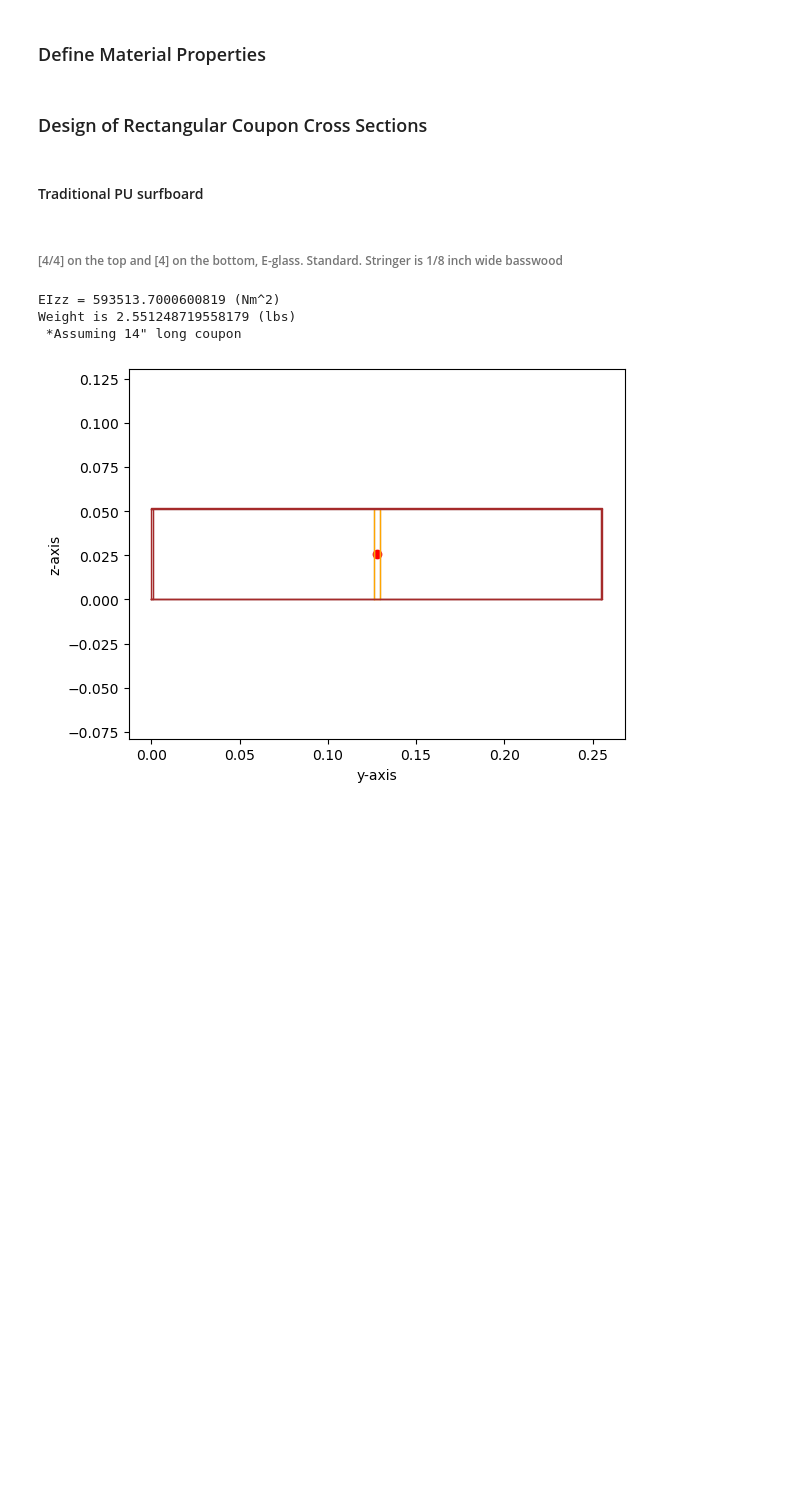
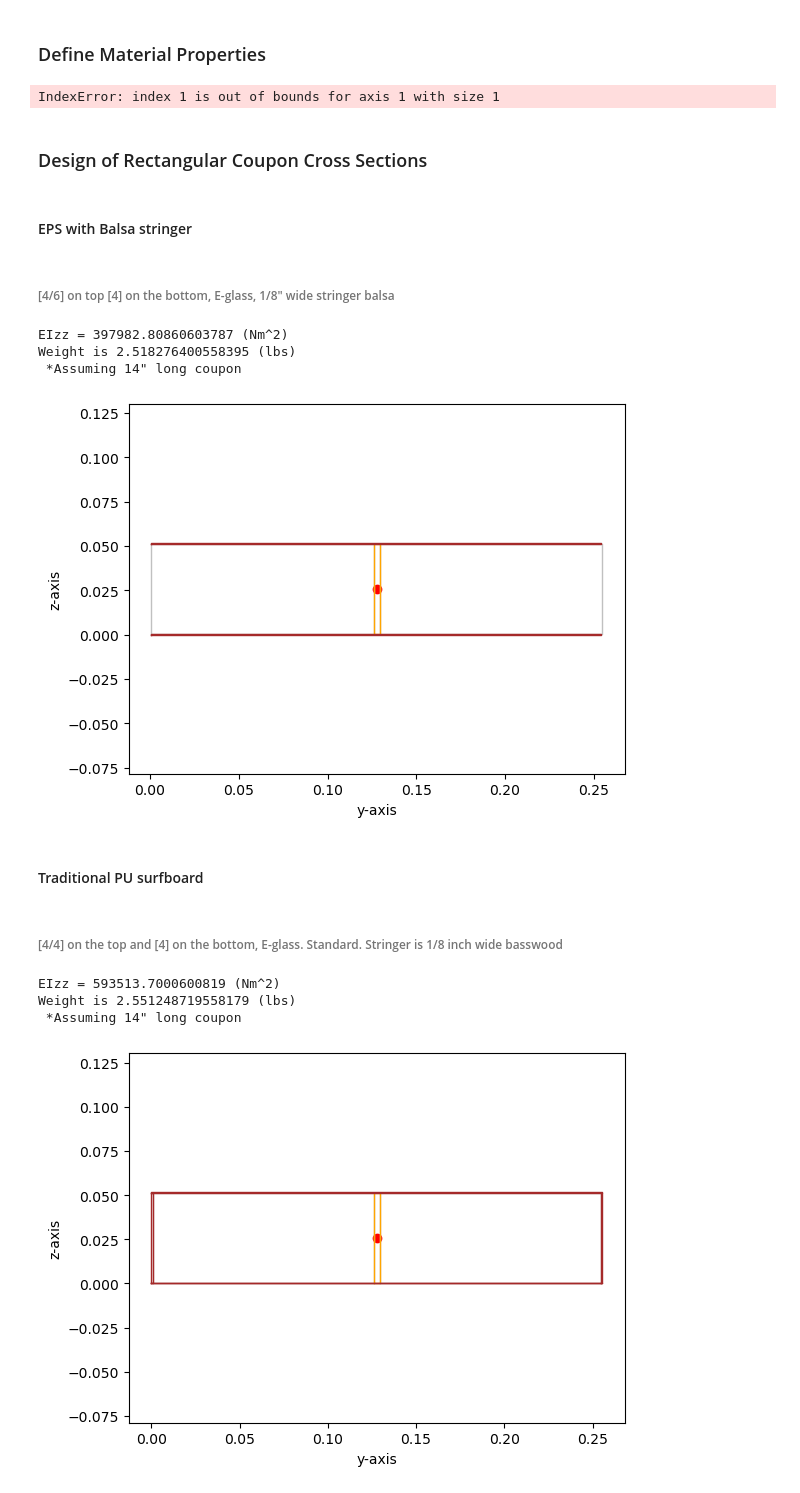
Before and after one commit to mdulansk/Surf-Composites-Starbucks-Research, a Jupyter notebook: Code/Notebooks/DESIGN.ipynb, the cells around one changed output. Cells and saved outputs as stored; diff of their text form; code cells hidden in the pictures; blank space fills up the shorter version.

```diff
--- a/Code/DESIGN.ipynb
+++ b/Code/Notebooks/DESIGN.ipynb
@@ -16,9 +18,9 @@ v12_6 = 0.17
 t = .25E-3;#meters
 
 #4oz lamina (also not accurate)
-E1_4 = E1_6*.85
-E2_4 = E2_6*.85
-G12_4 = G12_6*.85
+E1_4 = E1_6*.2/3
+E2_4 = E2_6*2/3
+G12_4 = G12_6*2/3
 v12_4 = v12_6
 rho_4 = 539.99 #kg/m^3
 
@@ -56,7 +58,9 @@ E1_carbon = 150E9
 rho_carbon = 1600 #kg/m^3 (estimated)
 
 #Top Lam ABD - Effective Moduli [4/4]
+A_top,B_top,D_top = ABD([E1_4],[E2_4], [G12_4], [v12_4], [0], t)
 A_top,B_top,D_top = ABD([E1_4, E1_4],[E2_4, E2_4], [G12_4, G12_4], [v12_4, v12_4], [0, 0], t)
+print([E1_4, E1_4],[E2_4, E2_4], [G12_4, G12_4], [v12_4, v12_4], [0, 0])
 a = np.linalg.inv(A_top)
 E1_top = 1/(a[0,0]*(2*t))
 E2_top = 1/(a[1,1]*(2*t))
@@ -70,8 +74,39 @@ E1_side = 1/(a[0,0]*(2*t))
 E2_side = 1/(a[1,1]*(2*t))
 G12_side = 1/(a[2,2]*(2*t))
 v12_sdie = -1*(a[1,0]/a[0,0])
+# %% [output]
+IndexError: index 1 is out of bounds for axis 1 with size 1
 # %% [markdown]
 ### Design of Rectangular Coupon Cross Sections
+# %% [markdown]
+#### EPS with Balsa stringer
+# %% [markdown]
+###### [4/6] on top [4] on the bottom, E-glass, 1/8" wide stringer balsa
+# %%
+#Coordinates of Cross Section
+bot_lam = [[3*t,w_pu,w_pu,3*t],[0,0,t,t]]
+foam_left = [[3*t, 3*t+(w_pu/2)-(w_basswood/2),3*t+(w_pu/2)-(w_basswood/2),3*t],[t,t,t+h_pu,t+h_pu]]
+string = [[3*t+(w_pu/2)-(w_basswood/2),3*t+(w_pu/2)+(w_basswood/2),3*t+(w_pu/2)+(w_basswood/2),3*t+(w_pu/2)-(w_basswood/2)],[t,t,t+h_pu,t+h_pu]]
+foam_right = [[3*t+(w_pu/2)+(w_basswood/2),3*t+w_pu,3*t+w_pu,3*t+(w_pu/2)+(w_basswood/2)],[t,t,t+h_pu,t+h_pu]]
+top_lam = [[3*t,w_pu,w_pu,3*t],[t+h_pu,t+h_pu,3*t+h_pu,3*t+h_pu]]
+#left_lam = [[0, 3*t, 3*t, 0],[t,t,t+h_pu,t+h_pu]]
+#right_lam = [[3*t+w_pu,6*t+w_pu,6*t+w_pu,3*t+w_pu],[t,t,t+h_pu,t+h_pu]]
+
+
+
+#Inputs for Moment of Inertia Calcs
+yzs = np.array([foam_left,foam_right,string,bot_lam,top_lam])#,left_lam,right_lam])
+E = [E1_pu,E1_pu,E1_basswood,E1_4,E1_top]#,E1_side,E1_side]
+mats = {'Foam Left':['silver',rho_pu],'Foam Right':['silver',rho_pu],'Stringer':['orange',rho_basswood],'Bot Lam':['brown',rho_4]\
+        ,'Top Lam':['brown',rho_4],'Left Lam':['brown',rho_4],'Right Lam':['brown',rho_4]}
+EIyy, EIzz, EIyz, EA, weight = moments_of_inertia(yzs, E, mats)
+print(f"\n\n\nEIzz = {EIzz} (Nm^2)\nWeight is {weight*2.20462262} (lbs)\n *Assuming 14\" long coupon")
+#TODO
+# %% [output]
+EIzz = 397982.80860603787 (Nm^2)
+Weight is 2.518276400558395 (lbs)
+ *Assuming 14" long coupon
+[figure, added]
 # %% [markdown]
 #### Traditional PU surfboard
 # %% [markdown]
```
Also changed, not shown: parts of 1 cell of this notebook, 7 other files.
